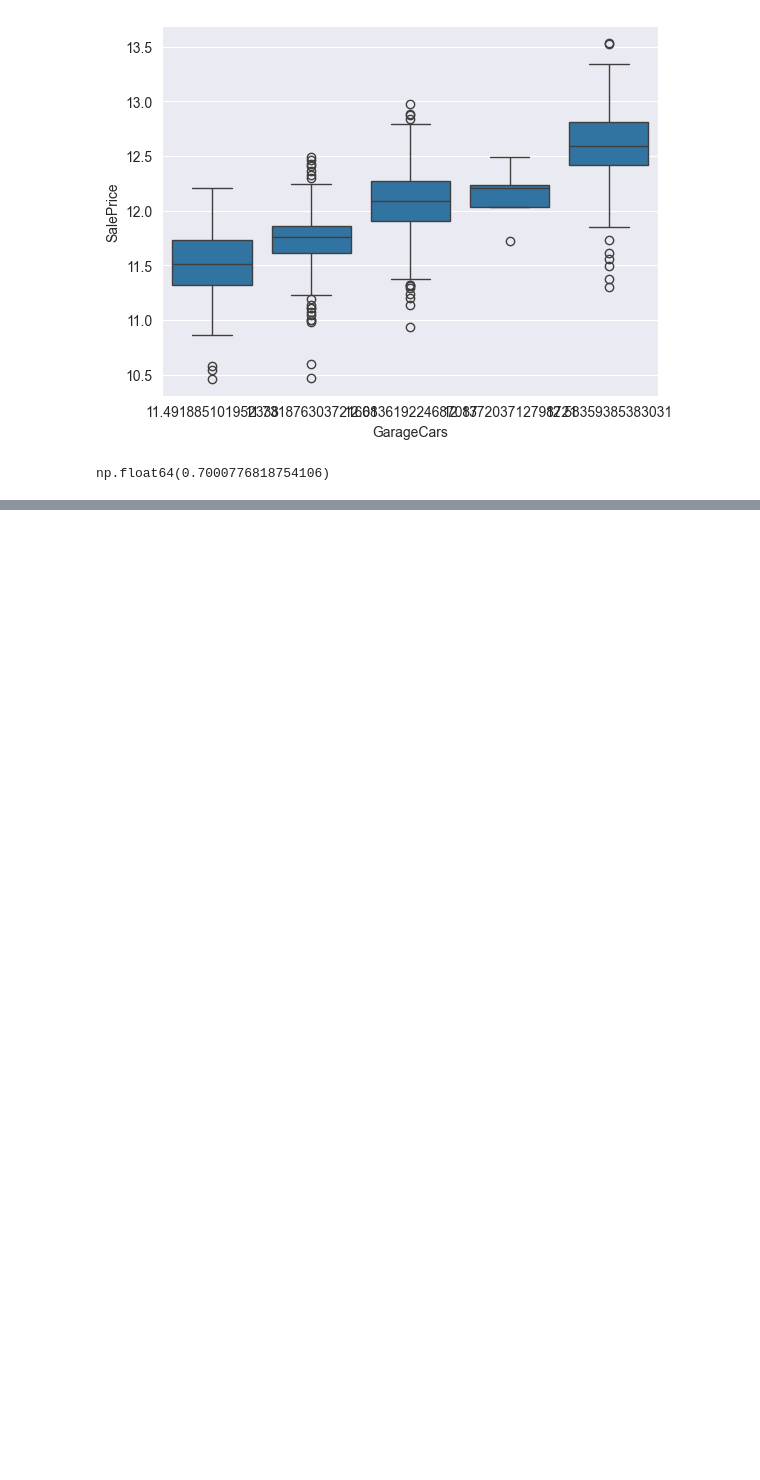
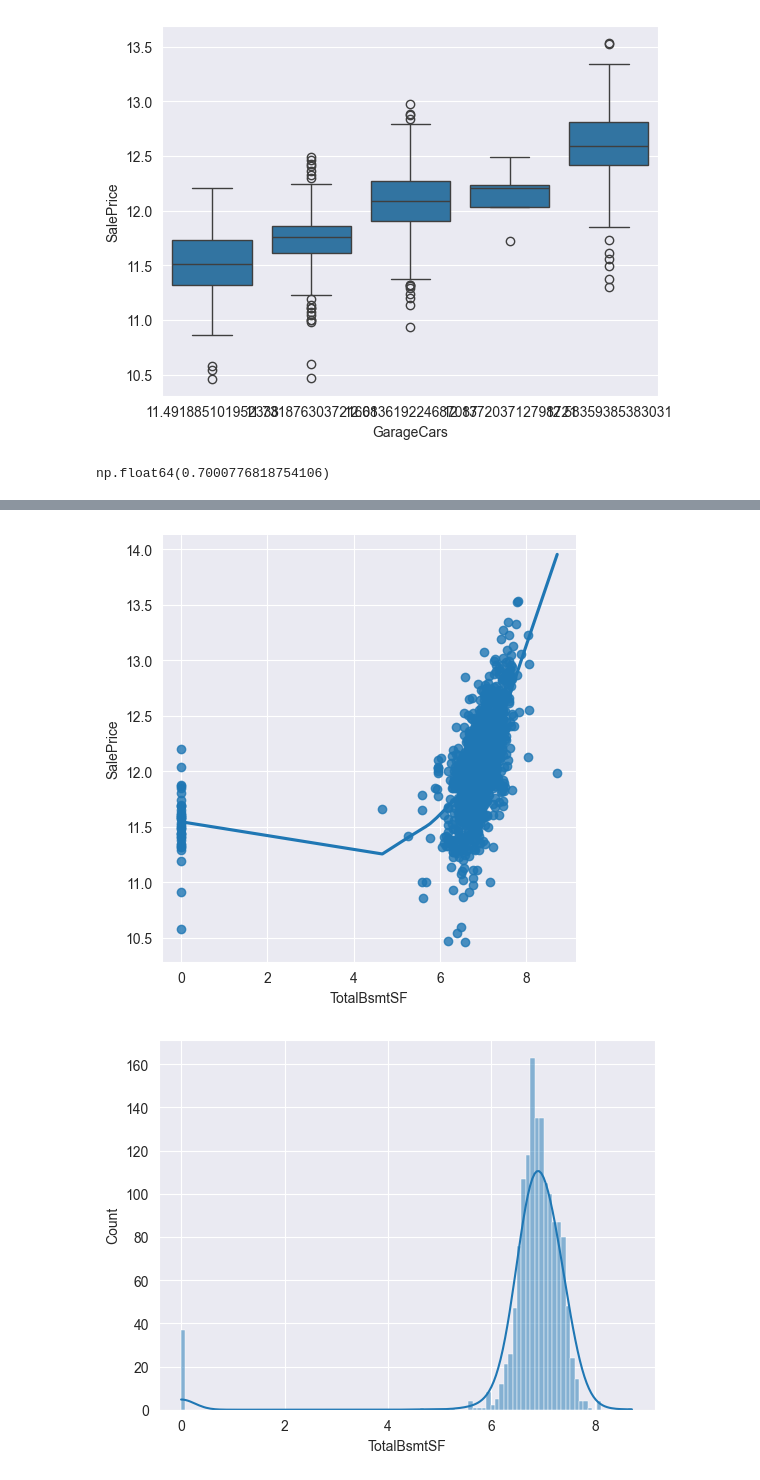
Before and after one commit to indian-coder-aarush/Learning, a Jupyter notebook: HousePriceEDA.ipynb, the cells around one changed output, grey strips where cells are left out. Drawn from its saved outputs; the diff is of its cells as text; code cells hidden in the pictures; blank space fills up the shorter version.

```diff
--- a/HousePriceEDA.ipynb
+++ b/HousePriceEDA.ipynb
@@ -263,0 +272,9 @@ np.float64(0.7000776818754106)
+# %%
+data["TotalBsmtSF"] = np.log1p(data["TotalBsmtSF"])
+sns.lmplot(x ="TotalBsmtSF", y = "SalePrice", data = data,lowess=True)
+plt.show()
+sns.histplot(x = "TotalBsmtSF", data = data, kde = True)
+plt.show()
+# %% [output]
+[figure, added]
+[figure, added]
```
Also changed, not shown: parts of 8 cells of this notebook.
